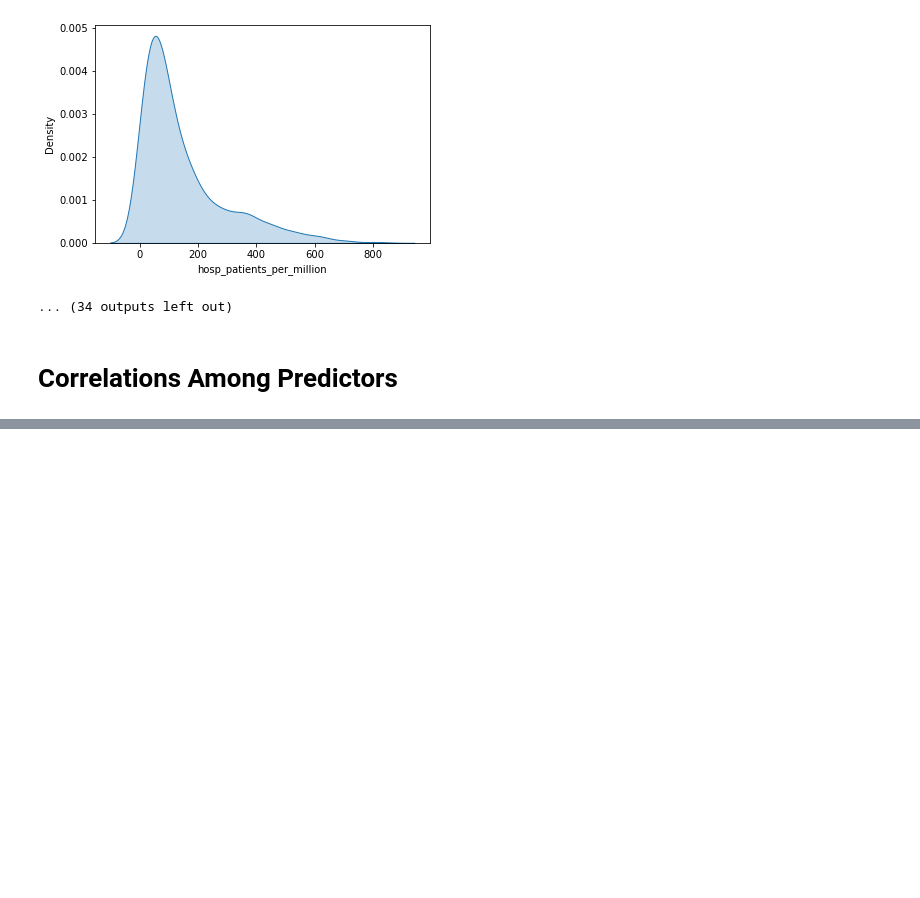
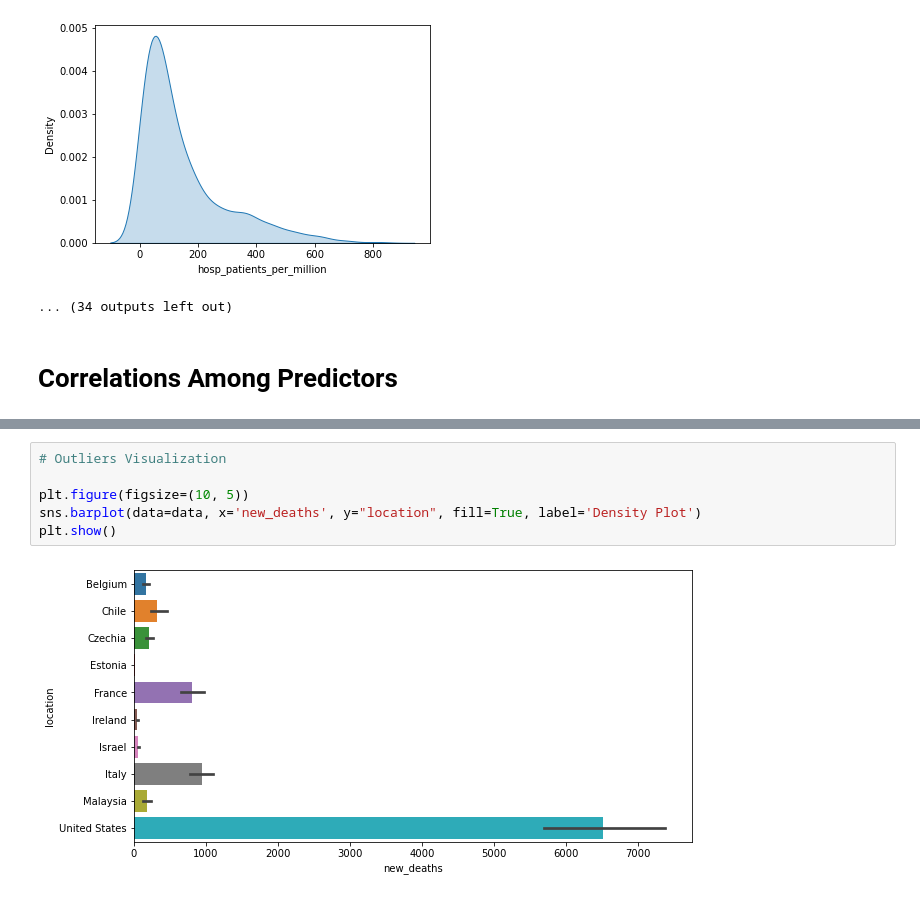
Before and after one commit to y-ginther/DS-Capstone, a Jupyter notebook: EDA.ipynb, the cells around one changed output, grey strips where cells are left out. Drawn from its saved outputs; the diff is of its cells as text; blank space fills up the shorter version.

Commit message:
Outlier through bar
by country

```diff
--- a/EDA.ipynb
+++ b/EDA.ipynb
@@ -303,3 +295,11 @@ corr.style.background_gradient(cmap='coolwarm')
 | life_expectancy | -0.024303 | -0.034374 | -0.119298 | 0.216691 | 0.094767 | 0.043489 | ... |
 | population | 0.717038 | 0.519759 | 0.711513 | -0.098368 | -0.008098 | 0.099993 | ... |
 | excess_mortality | -0.067415 | 0.176917 | 0.300388 | -0.233509 | 0.219431 | 0.644168 | ... |
+# %%
+# Outliers Visualization
+
+plt.figure(figsize=(10, 5))
+sns.barplot(data=data, x='new_deaths', y="location", fill=True, label='Density Plot')
+plt.show()
+# %% [output]
+[figure, added]
```
Also changed, not shown: parts of 2 cells of this notebook.
